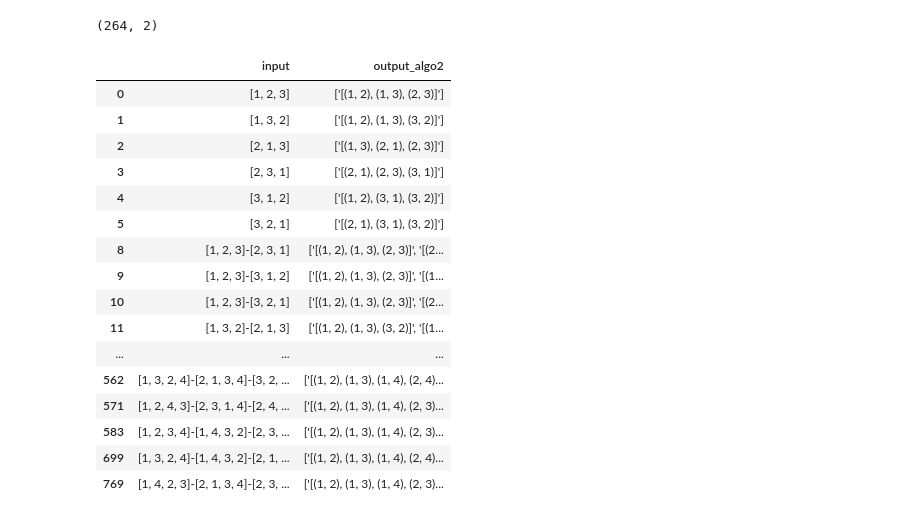
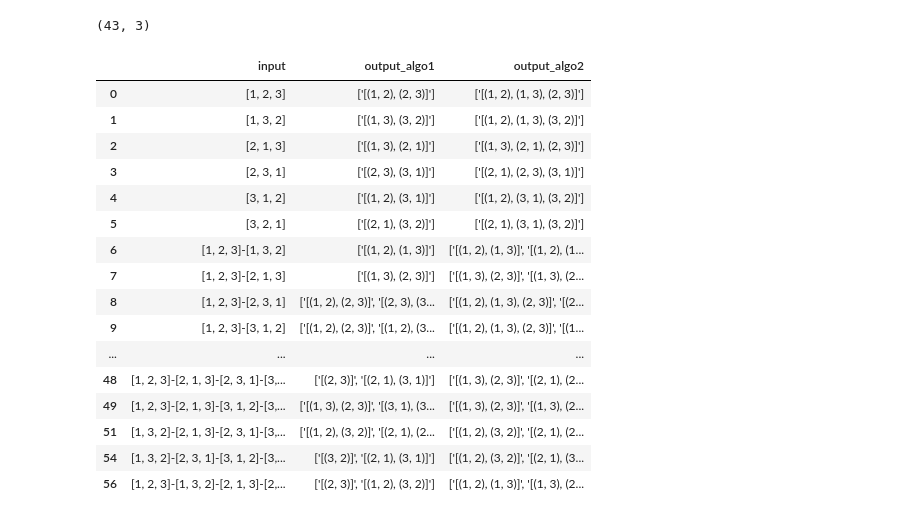
Before and after one commit to cjgsongsong/cs199aclthesis, a Jupyter notebook: analysis.ipynb, the cells around one changed output. Drawn from its saved outputs; the diff is of its cells as text; code cells hidden in the pictures.

```diff
--- a/analysis.ipynb
+++ b/analysis.ipynb
@@ -3,9 +3,15 @@ import matplotlib.pyplot as plt
 import numpy as np
 import pandas as pd
 
-#algo1 = pd.read_csv('results/algo1.csv')
+algo1 = pd.read_csv('results/algo1.csv')
 algo2 = pd.read_csv('results/algo2.csv')
 optsol = pd.read_csv('results/optsol.csv')
 
 pd.set_option('display.max_columns', None)
 pd.set_option('max_colwidth', None)
+# %%
+results = pd.merge(algo1, algo2, how='outer')
+results = pd.merge(results, optsol, how='outer')
+
+print(results.shape)
+results.sample(n=5)
@@ -12,10 +26,8 @@ pd.set_option('max_colwidth', None)
 # %%
-results = pd.merge(algo2, optsol, how='outer')
-
 results['input_size'] = results['input'].map(lambda x: x.count('-') + 1)
 results['vertex_count'] = results['input'].map(lambda x: x.split('-')[0].count(',') + 1)
 
-keywords = ['algo2', 'optsol']
+keywords = ['algo1', 'algo2', 'optsol']
 for keyword in keywords:
     results[f'num_rel_{keyword}'] = results[f'output_{keyword}'].map(lambda x: x.count('('))
 
@@ -65,26 +83,26 @@ num_rel.plot.scatter(x='input_size', y='num_rel_optsol')
 # %%
 pd.set_option('display.max_rows', None)
 
-optapprox = results[(results['cost_optsol'] == results['cost_algo2'])]
-optapprox = optapprox[['input', 'output_algo2']]
+optapprox = results[(results['cost_optsol'] == results['cost_algo1'])]
+optapprox = optapprox[['input', 'output_algo1', 'output_algo2']]
 print(optapprox.shape)
 optapprox
 # %% [output]
-(264, 2)
+(43, 3)
-|  | input | output_algo2 |
-| 0 | [1, 2, 3] | ['[(1, 2), (1, 3), (2, 3)]'] |
-| 1 | [1, 3, 2] | ['[(1, 2), (1, 3), (3, 2)]'] |
-| 2 | [2, 1, 3] | ['[(1, 3), (2, 1), (2, 3)]'] |
-| 3 | [2, 3, 1] | ['[(2, 1), (2, 3), (3, 1)]'] |
-| 4 | [3, 1, 2] | ['[(1, 2), (3, 1), (3, 2)]'] |
-| 5 | [3, 2, 1] | ['[(2, 1), (3, 1), (3, 2)]'] |
-| 8 | [1, 2, 3]-[2, 3, 1] | ['[(1, 2), (1, 3), (2, 3)]', '[(2... |
-| 9 | [1, 2, 3]-[3, 1, 2] | ['[(1, 2), (1, 3), (2, 3)]', '[(1... |
-| 10 | [1, 2, 3]-[3, 2, 1] | ['[(1, 2), (1, 3), (2, 3)]', '[(2... |
-| 11 | [1, 3, 2]-[2, 1, 3] | ['[(1, 2), (1, 3), (3, 2)]', '[(1... |
-| ... | ... | ... |
-| 562 | [1, 3, 2, 4]-[2, 1, 3, 4]-[3, 2, ... | ['[(1, 2), (1, 3), (1, 4), (2, 4)... |
-| 571 | [1, 2, 4, 3]-[2, 3, 1, 4]-[2, 4, ... | ['[(1, 2), (1, 3), (1, 4), (2, 3)... |
-| 583 | [1, 2, 3, 4]-[1, 4, 3, 2]-[2, 3, ... | ['[(1, 2), (1, 3), (1, 4), (2, 3)... |
-| 699 | [1, 3, 2, 4]-[1, 4, 3, 2]-[2, 1, ... | ['[(1, 2), (1, 3), (1, 4), (2, 4)... |
-| 769 | [1, 4, 2, 3]-[2, 1, 3, 4]-[2, 3, ... | ['[(1, 2), (1, 3), (1, 4), (2, 3)... |
+|  | input | output_algo1 | output_algo2 |
+| 0 | [1, 2, 3] | ['[(1, 2), (2, 3)]'] | ['[(1, 2), (1, 3), (2, 3)]'] |
+| 1 | [1, 3, 2] | ['[(1, 3), (3, 2)]'] | ['[(1, 2), (1, 3), (3, 2)]'] |
+| 2 | [2, 1, 3] | ['[(1, 3), (2, 1)]'] | ['[(1, 3), (2, 1), (2, 3)]'] |
+| 3 | [2, 3, 1] | ['[(2, 3), (3, 1)]'] | ['[(2, 1), (2, 3), (3, 1)]'] |
+| 4 | [3, 1, 2] | ['[(1, 2), (3, 1)]'] | ['[(1, 2), (3, 1), (3, 2)]'] |
+| 5 | [3, 2, 1] | ['[(2, 1), (3, 2)]'] | ['[(2, 1), (3, 1), (3, 2)]'] |
+| 6 | [1, 2, 3]-[1, 3, 2] | ['[(1, 2), (1, 3)]'] | ['[(1, 2), (1, 3)]', '[(1, 2), (1... |
+| 7 | [1, 2, 3]-[2, 1, 3] | ['[(1, 3), (2, 3)]'] | ['[(1, 3), (2, 3)]', '[(1, 3), (2... |
+| 8 | [1, 2, 3]-[2, 3, 1] | ['[(1, 2), (2, 3)]', '[(2, 3), (3... | ['[(1, 2), (1, 3), (2, 3)]', '[(2... |
+| 9 | [1, 2, 3]-[3, 1, 2] | ['[(1, 2), (2, 3)]', '[(1, 2), (3... | ['[(1, 2), (1, 3), (2, 3)]', '[(1... |
+| ... | ... | ... | ... |
+| 48 | [1, 2, 3]-[2, 1, 3]-[2, 3, 1]-[3,... | ['[(2, 3)]', '[(2, 1), (3, 1)]'] | ['[(1, 3), (2, 3)]', '[(2, 1), (2... |
+| 49 | [1, 2, 3]-[2, 1, 3]-[3, 1, 2]-[3,... | ['[(1, 3), (2, 3)]', '[(3, 1), (3... | ['[(1, 3), (2, 3)]', '[(1, 3), (2... |
+| 51 | [1, 3, 2]-[2, 1, 3]-[2, 3, 1]-[3,... | ['[(1, 2), (3, 2)]', '[(2, 1), (2... | ['[(1, 2), (3, 2)]', '[(2, 1), (2... |
+| 54 | [1, 3, 2]-[2, 3, 1]-[3, 1, 2]-[3,... | ['[(3, 2)]', '[(2, 1), (3, 1)]'] | ['[(1, 2), (3, 2)]', '[(2, 1), (3... |
+| 56 | [1, 2, 3]-[1, 3, 2]-[2, 1, 3]-[2,... | ['[(2, 3)]', '[(1, 2), (3, 2)]'] | ['[(1, 2), (1, 3)]', '[(1, 3), (2... |
```
Also changed, not shown: parts of 5 cells of this notebook, 9 other files.
